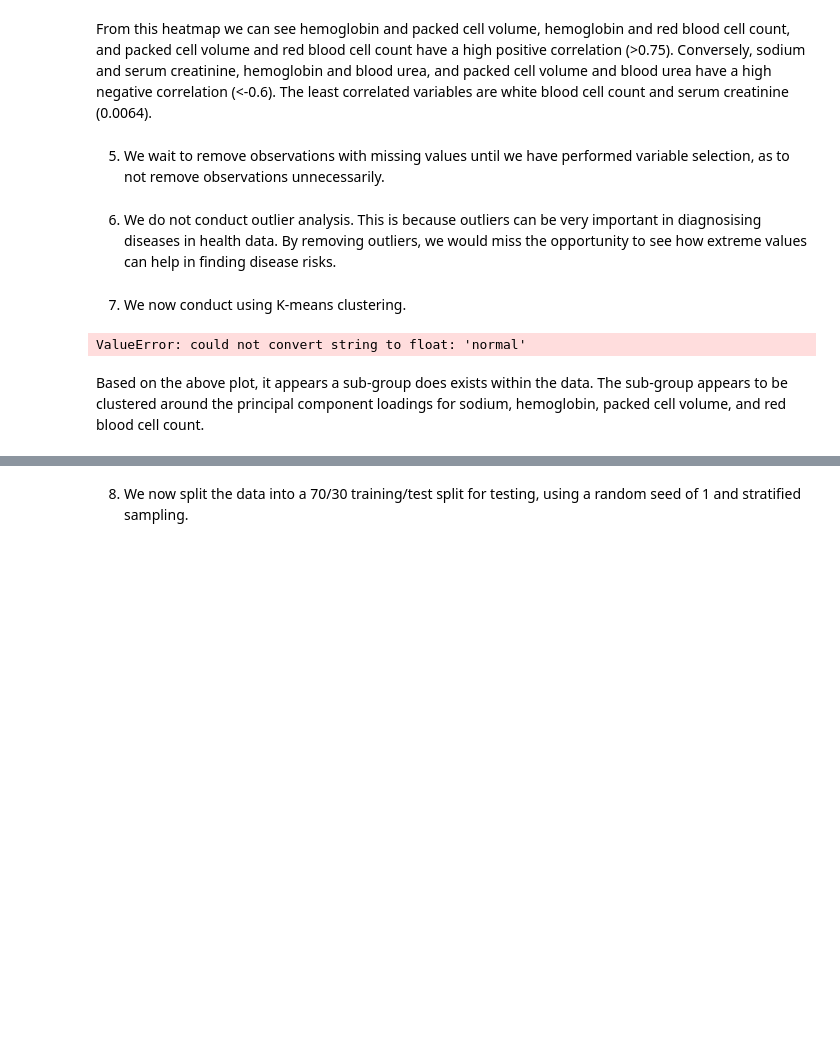
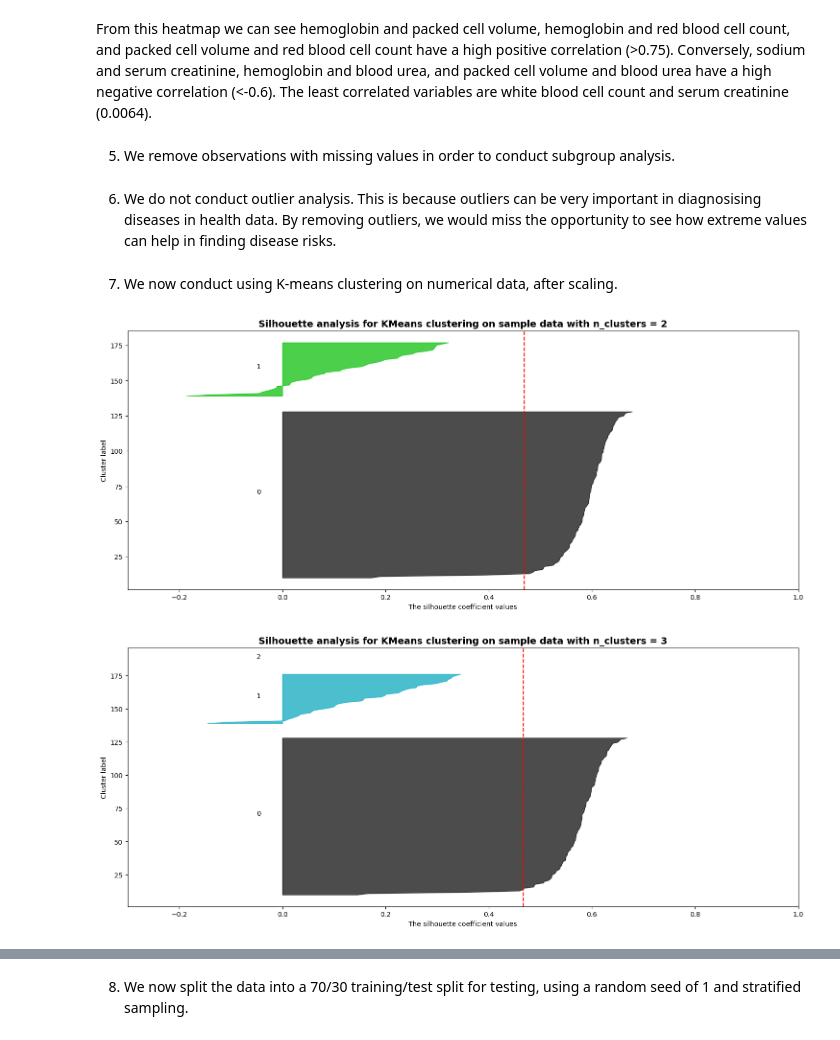
Before and after one commit to seebachl/3DA3-Asgmt-6, a Jupyter notebook: Seebach_Lily_HW6.ipynb, the cells around one changed output, grey strips where cells are left out. Cells and saved outputs as stored; diff of their text form; code cells hidden in the pictures; blank space fills up the shorter version.

```diff
--- a/Seebach_Lily_HW6.ipynb
+++ b/Seebach_Lily_HW6.ipynb
@@ -217,25 +210,28 @@ sns.heatmap(data[num_col].corr(), annot=True)
 # %% [markdown]
 From this heatmap we can see hemoglobin and packed cell volume, hemoglobin and red blood cell count, and packed cell volume and red blood cell count have a high positive correlation (>0.75). Conversely, sodium and serum creatinine, hemoglobin and blood urea, and packed cell volume and blood urea have a high negative correlation (<-0.6). The least correlated variables are white blood cell count and serum creatinine (0.0064).
 # %% [markdown]
-5. We wait to remove observations with missing values until we have performed variable selection, as to not remove observations unnecessarily.
+5. We remove observations with missing values in order to conduct subgroup analysis.
+# %%
+data_ex = data.dropna(ignore_index=True) # drop observations
 # %% [markdown]
 6. We do not conduct outlier analysis. This is because outliers can be very important in diagnosising diseases in health data. By removing outliers, we would miss the opportunity to see how extreme values can help in finding disease risks.
 # %% [markdown]
-7. We now conduct using K-means clustering.
+7. We now conduct using K-means clustering on numerical data, after scaling.
 # %%
 from sklearn.cluster import KMeans
 from sklearn.metrics import silhouette_samples, silhouette_score
 import matplotlib.cm as cm
+from sklearn.preprocessing import scale
 
-num = data[num_col]
+num_ex = pd.DataFrame(scale(data_ex[num_col]))
 range_n_clusters = [2, 3]
 for n_clusters in range_n_clusters:
     km = KMeans(n_clusters = n_clusters, n_init = 20, random_state=0)
-    cluster_labels_km = km.fit_predict(num)
+    cluster_labels_km = km.fit_predict(num_ex)
     # average silhouette score
-    silhouette_avg_km = silhouette_score(num, cluster_labels_km)
+    silhouette_avg_km = silhouette_score(num_ex, cluster_labels_km)
     # compute the silhouette scores for each sample
-    sample_silhouette_values = silhouette_samples(num, cluster_labels_km)
+    sample_silhouette_values = silhouette_samples(num_ex, cluster_labels_km)
     fig, ax1 = plt.subplots(1, 1)
     fig.set_size_inches(18, 7)
     ax1.set_xlim([-0.3, 1])# change this based on the silhouette range
@@ -256,33 +252,32 @@ for n_clusters in range_n_clusters:
         ax1.fill_betweenx(
             y=np.arange(y_lower, y_upper),
             x1=0,
             x2=ith_cluster_silhouette_values,
             facecolor=color,
             edgecolor=color,
             alpha=0.7,
         )
 
         # label the silhouette plots with their cluster numbers at the middle
         ax1.text(-0.05, y_lower + 0.5 * size_cluster_i, str(i))
 
         # Compute the new y_lower for next cluster silhouette scores
         y_lower = y_upper + 10
 
     ax1.set_title("The silhouette plot for various cluster")
     ax1.set_xlabel("The silhouette coefficient values")
     ax1.set_ylabel("Cluster label")
 
     # vertical line for average silhouette score of all the values
     ax1.axvline(x=silhouette_avg_km, color="red", linestyle="--")
     plt.title(
         "Silhouette analysis for KMeans clustering on sample data with n_clusters = %d"
         % n_clusters,
         fontsize=14,
         fontweight="bold",
     )
 
 plt.show()
 # %% [output]
-ValueError: could not convert string to float: 'normal'
+[figure, added]
+[figure, added]
-# %% [markdown]
-Based on the above plot, it appears a sub-group does exists within the data. The sub-group appears to be clustered around the principal component loadings for sodium, hemoglobin, packed cell volume, and red blood cell count.
```
Also changed, not shown: parts of 14 cells of this notebook.
